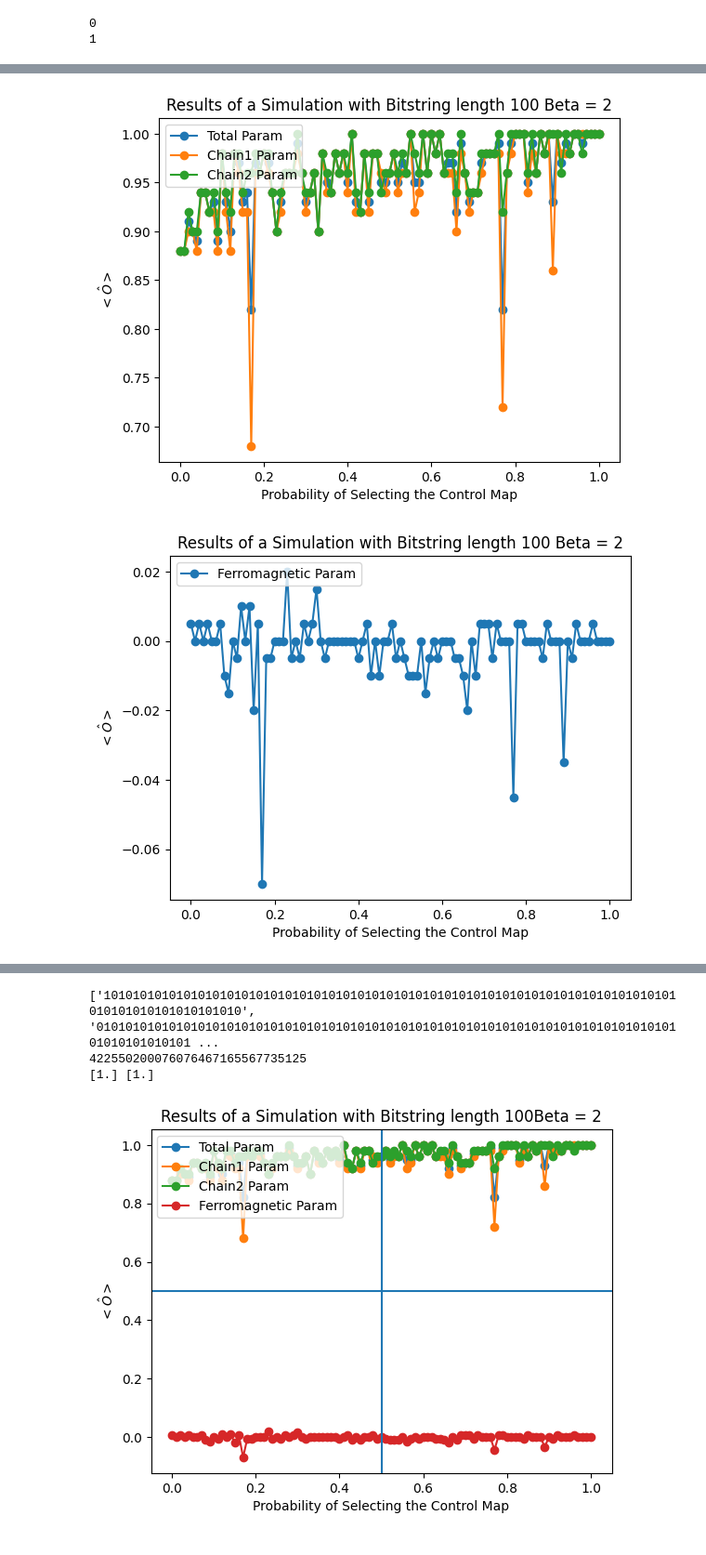
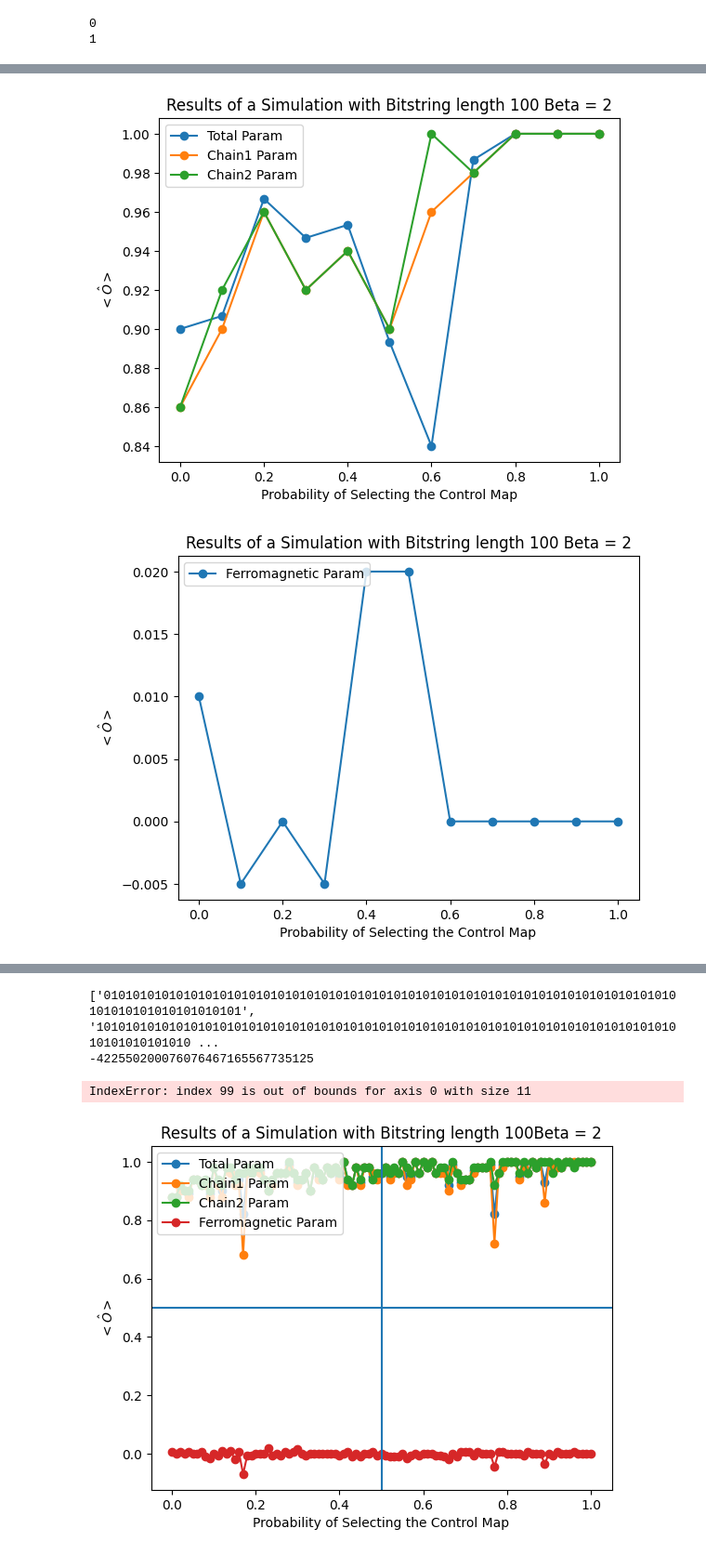
Before and after one commit to joshkarten/LabResearch, a Jupyter notebook: Simulation.ipynb, the cells around one changed output, grey strips where cells are left out. Shown at 93% size. Drawn from its saved outputs; the diff is of its cells as text; code cells hidden in the pictures.

```diff
--- a/Simulation.ipynb
+++ b/Simulation.ipynb
@@ -20,16 +20,18 @@ high_prob = 100 + 1
 Beta = 2
 K = 1
 num_chains = 2
+spacing = 10
+num_points = int(np.ceil((high_prob-low_prob)/spacing))
 # %% [markdown]
 ## Initialization of Order Parameter Arrays
 # %%
 
 #record = np.zeros([high_prob-low_prob, 1], dtype=float)
-record1 = np.zeros([high_prob-low_prob, 1], dtype=float)
-record2 = np.zeros([high_prob-low_prob, 1], dtype=float)
-recordferro = np.zeros([high_prob-low_prob,1], dtype=float) # set up for ferromagnetic order parameter
+record1 = np.zeros([num_points, 1], dtype=float)
+record2 = np.zeros([num_points, 1], dtype=float)
+recordferro = np.zeros([num_points,1], dtype=float) # set up for ferromagnetic order parameter
 #record3 = np.zeros([high_prob-low_prob, 1], dtype=float)
-recordlong = np.zeros((high_prob-low_prob, length), dtype=float)
+recordlong = np.zeros((num_points, length), dtype=float)
 # %% [markdown]
 ## Control + Kawasaki
 # %%
@@ -38,7 +40,7 @@ for k in range(0, times):
     j = 0
     print(k)
     # Probability of choosing the Control Map
-    for prob in range(low_prob, high_prob, 1):
+    for prob in range(low_prob, high_prob, spacing):
         #print(prob)
         number1 = random.random()
         number2 = random.random()
@@ -87,11 +89,25 @@ for k in range(0, times):
         record2[j] += order_parameter(rep2, length)/times
         recordferro[j] += (lattice[0].count('1')+lattice[1].count('1')-lattice[0].count('0')-lattice[1].count('0'))/(2*length)/times
         #record3[j] += order_parameter(rep3, length)/times
-        for p in range(length):
-            recordlong[j,p] = order_parameter(int(lattice[0][length-1-p] +lattice[1][length-1-p]
+        for place in range(length):
+            recordlong[j,place] = order_parameter(int(lattice[0][length-1-place] +lattice[1][length-1-place]
                               , base=2),2)
         j += 1
         #print(j, number, rep, record[j])
 # %% [output]
 0
 1
+# %%
+print(recordlong)
+print(recordlong[:,1])
+print(np.shape(recordlong))
+print(np.sum(recordlong[:,1]))
+print(np.transpose(recordlong))
+tlong = np.transpose(recordlong)
+print(tlong[1])
+print(np.sum(recordlong, axis=1))
+print(np.shape(np.sum(recordlong, axis=1)))
+#print( record1/3,  record2/3 , np.ndarray(np.sum(recordlong, axis=1)/(length*3)))
+totalparam = np.empty((num_points,1))
+for i in range(num_points):
+    totalparam[i] = record1[i]/3+record2[i]/3 +np.sum(recordlong, axis=1)[i]/(length*3)
@@ -102,10 +139,10 @@ plt.rcParams.update({
 #print(record[99])
 
 fig, ax = plt.subplots()
-ax.plot( np.linspace(0,1,high_prob-low_prob), record1/2 + record2/2, marker='o', label="Total Param")
+ax.plot( np.linspace(0,1,num_points), totalparam, marker='o', label="Total Param")
 
-ax.plot( np.linspace(0,1,high_prob-low_prob), record1, marker='o', label= "Chain1 Param")
-ax.plot( np.linspace(0,1,high_prob-low_prob), record2, marker='o', label= "Chain2 Param")
+ax.plot( np.linspace(0,1,num_points), record1, marker='o', label= "Chain1 Param")
+ax.plot( np.linspace(0,1,num_points), record2, marker='o', label= "Chain2 Param")
 
 #Below creates two lines crossing at (.5,.5)
 #plt.axvline(.5)
@@ -113,34 +150,34 @@ ax.plot( np.linspace(0,1,high_prob-low_prob), record2, marker='o', label= "Chain
 
 #ax.plot( np.linspace(0,1,high_prob-low_prob), record3, marker='o', label= "Chain3 Param")
 plt.legend(loc='upper left')
 ax.set_xlabel(r'Probability of Selecting the Control Map')
 ax.set_ylabel(r'$ <\hat{O}>$')
 ax.set_title(r'Results of a Simulation with Bitstring length '+str(length) +' Beta = ' +str(Beta))
 fig, ax = plt.subplots()
-ax.plot( np.linspace(0,1,high_prob-low_prob), recordferro, marker='o', label= "Ferromagnetic Param")
+ax.plot( np.linspace(0,1,num_points), recordferro, marker='o', label= "Ferromagnetic Param")
 plt.legend(loc='upper left')
 ax.set_xlabel(r'Probability of Selecting the Control Map')
 ax.set_ylabel(r'$ <\hat{O}>$')
 ax.set_title(r'Results of a Simulation with Bitstring length '+str(length) +' Beta = ' +str(Beta))
 fig, ax = plt.subplots()
 for p in range(length):
-    ax.scatter( np.linspace(0,1,high_prob-low_prob), recordlong[:, p], marker='o', label="Param Row =" + str(p))
+    ax.scatter( np.linspace(0,1,num_points), recordlong[:, p], marker='o', label="Param Row =" + str(p))
 
 ax.set_xlabel(r'Probability of Selecting the Control Map')
 ax.set_ylabel(r'$ <\hat{O}>$')
 ax.set_title(r'Results of a Simulation with Bitstring length '+str(length))
 #fig.save("200 Length BitString, Full Probability Spectrum")
 #plt.show()
 #fig, ax = plt.subplots()
 #ax.plot( np.linspace(.3,.6,30), record1[30:60], marker='o')
 #ax.set_xlabel(r'Probability of Selecting the Control Map')
 #ax.set_ylabel(r'$ <\hat{O}>$')
 #ax.set_title(r'Results of a Simulation with Bitstring length '+str(length))
 #fig.save("200 Length BitString, Full Probability Spectrum")
 plt.show()
 print(lattice)
 print(int(lattice[0], base = 2)-int(lattice[1], base = 2))
 print(record1[99],  record2[99])
 # %% [output]
-[figure, old version]
+[figure, new version]
-[figure, old version]
+[figure, new version]
@@ -148,6 +185,6 @@ print(record1[99],  record2[99])
-['1010101010101010101010101010101010101010101010101010101010101010101010101010101010101010101010101010', '0101010101010101010101010101010101010101010101010101010101010101010101010101010101010101010101 ...
-422550200076076467165567735125
-[1.] [1.]
+['0101010101010101010101010101010101010101010101010101010101010101010101010101010101010101010101010101', '1010101010101010101010101010101010101010101010101010101010101010101010101010101010101010101010 ...
+-422550200076076467165567735125
+IndexError: index 99 is out of bounds for axis 0 with size 11
 # %%
 
 fig, ax = plt.subplots()
```
Also changed, not shown: parts of 2 cells of this notebook.
